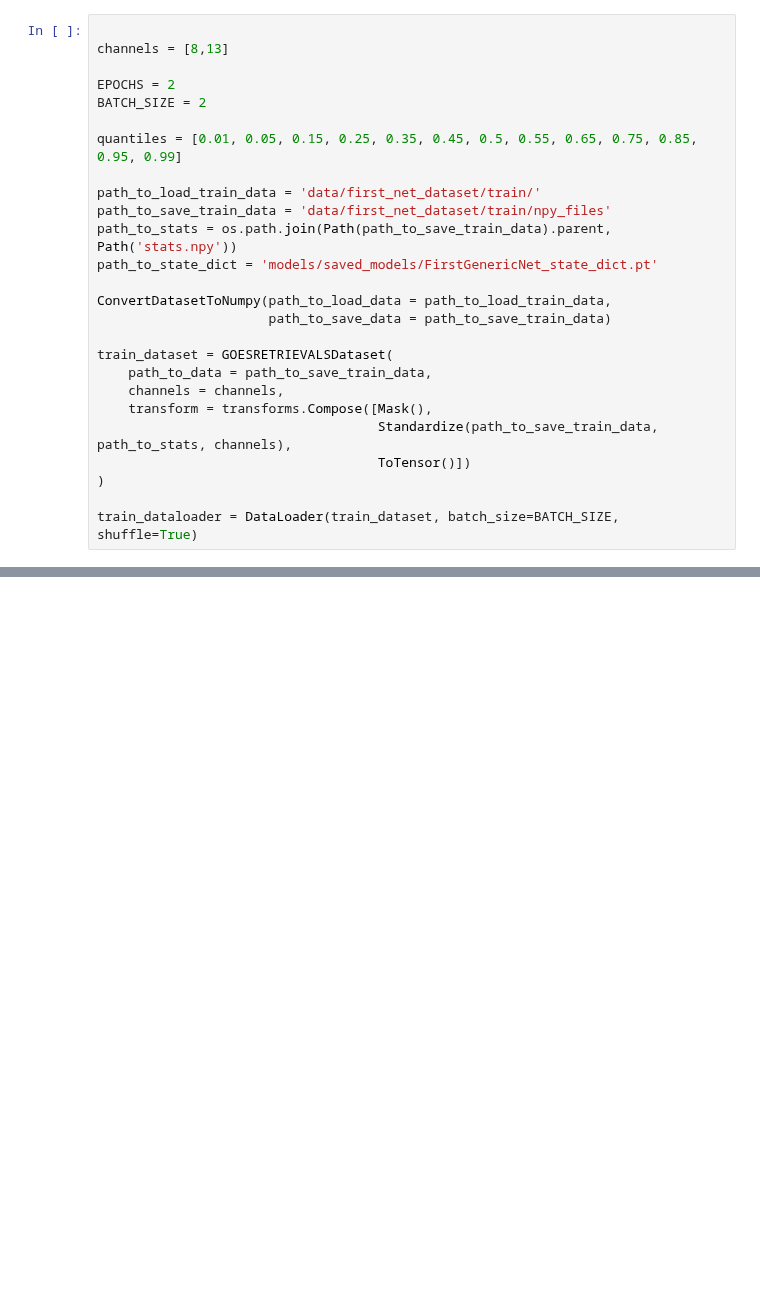
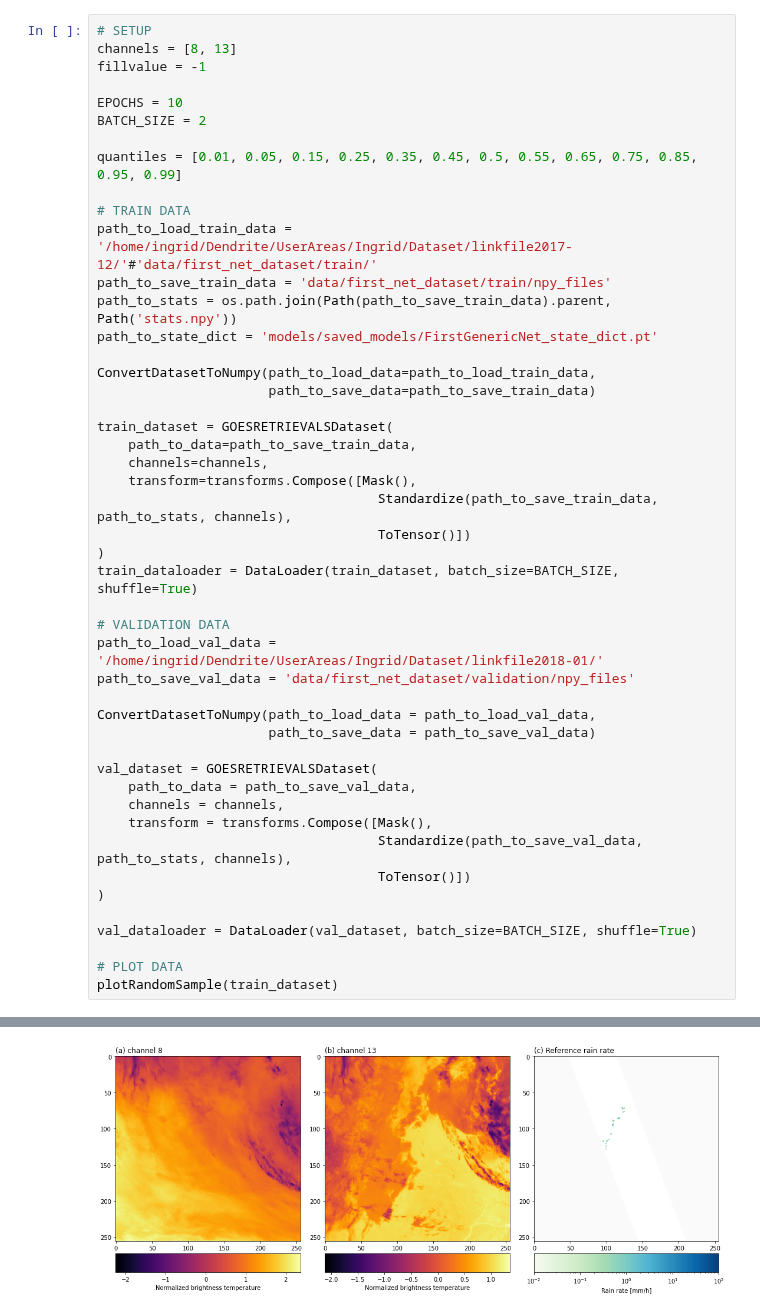
Before and after one commit to ingridingemarsson/geostat-masters-thesis, a Jupyter notebook: src/rain_retrievals_net.ipynb, the cells around one changed output, grey strips where cells are left out. Cells and saved outputs as stored; diff of their text form; blank space fills up the shorter version.

```diff
--- a/src/rain_retrievals_net.ipynb
+++ b/src/rain_retrievals_net.ipynb
@@ -51,29 +47,50 @@ def train(model, X, y, optimizer, criterion):
 
     return loss
 # %%
+# SETUP
+channels = [8, 13]
+fillvalue = -1
 
-channels = [8,13]
-
-EPOCHS = 2
+EPOCHS = 10
 BATCH_SIZE = 2
 
 quantiles = [0.01, 0.05, 0.15, 0.25, 0.35, 0.45, 0.5, 0.55, 0.65, 0.75, 0.85, 0.95, 0.99]
 
-path_to_load_train_data = 'data/first_net_dataset/train/'
+# TRAIN DATA
+path_to_load_train_data = '/home/ingrid/Dendrite/UserAreas/Ingrid/Dataset/linkfile2017-12/'#'data/first_net_dataset/train/'
 path_to_save_train_data = 'data/first_net_dataset/train/npy_files'
 path_to_stats = os.path.join(Path(path_to_save_train_data).parent, Path('stats.npy'))
 path_to_state_dict = 'models/saved_models/FirstGenericNet_state_dict.pt'
 
-ConvertDatasetToNumpy(path_to_load_data = path_to_load_train_data,
-                      path_to_save_data = path_to_save_train_data)
+ConvertDatasetToNumpy(path_to_load_data=path_to_load_train_data,
+                      path_to_save_data=path_to_save_train_data)
 
 train_dataset = GOESRETRIEVALSDataset(
-    path_to_data = path_to_save_train_data,
-    channels = channels,
-    transform = transforms.Compose([Mask(),
+    path_to_data=path_to_save_train_data,
+    channels=channels,
+    transform=transforms.Compose([Mask(),
                                     Standardize(path_to_save_train_data, path_to_stats, channels),
                                     ToTensor()])
 )
+train_dataloader = DataLoader(train_dataset, batch_size=BATCH_SIZE, shuffle=True)
 
-train_dataloader = DataLoader(train_dataset, batch_size=BATCH_SIZE, shuffle=True)
+# VALIDATION DATA
+path_to_load_val_data = '/home/ingrid/Dendrite/UserAreas/Ingrid/Dataset/linkfile2018-01/'
+path_to_save_val_data = 'data/first_net_dataset/validation/npy_files'
+
+ConvertDatasetToNumpy(path_to_load_data = path_to_load_val_data,
+                      path_to_save_data = path_to_save_val_data)
+
+val_dataset = GOESRETRIEVALSDataset(
+    path_to_data = path_to_save_val_data,
+    channels = channels,
+    transform = transforms.Compose([Mask(),
+                                    Standardize(path_to_save_val_data, path_to_stats, channels),
+                                    ToTensor()])
+)
+
+val_dataloader = DataLoader(val_dataset, batch_size=BATCH_SIZE, shuffle=True)
+
+# PLOT DATA
+plotRandomSample(train_dataset)
 # %% [output]
@@ -81,0 +102 @@ train_dataloader = DataLoader(train_dataset, batch_size=BATCH_SIZE, shuffle=True
+[figure, added]
```
Also changed, not shown: parts of 11 cells of this notebook, 2 other files.
